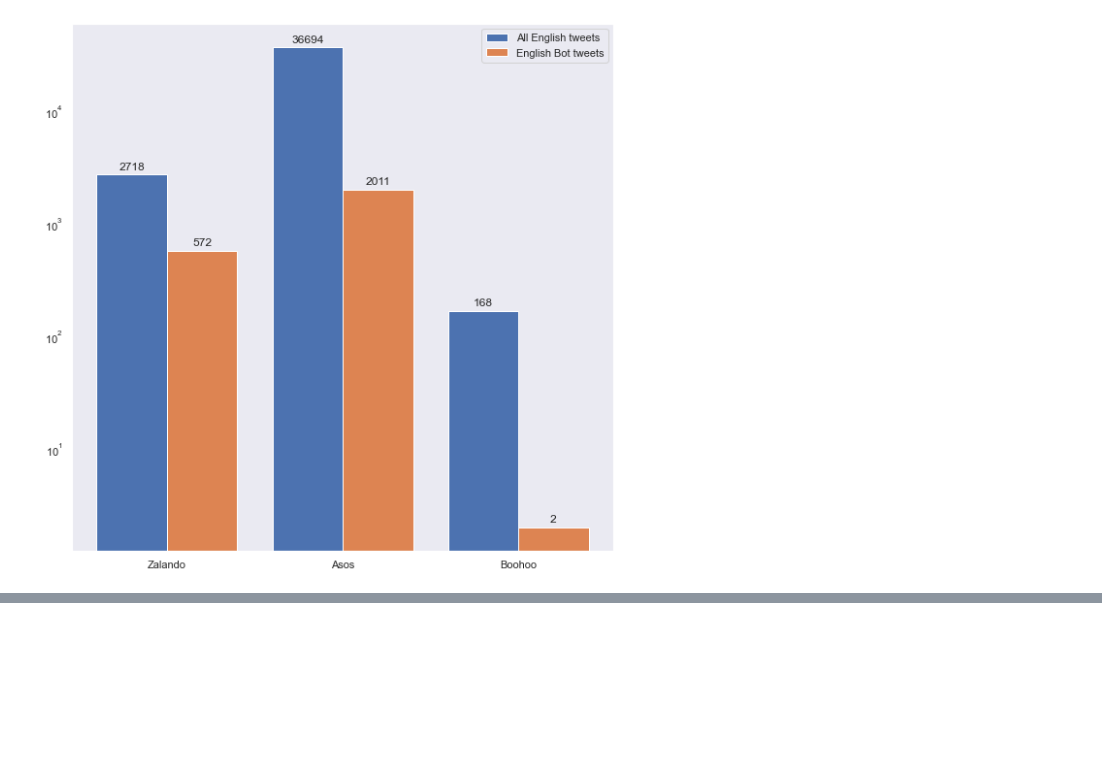
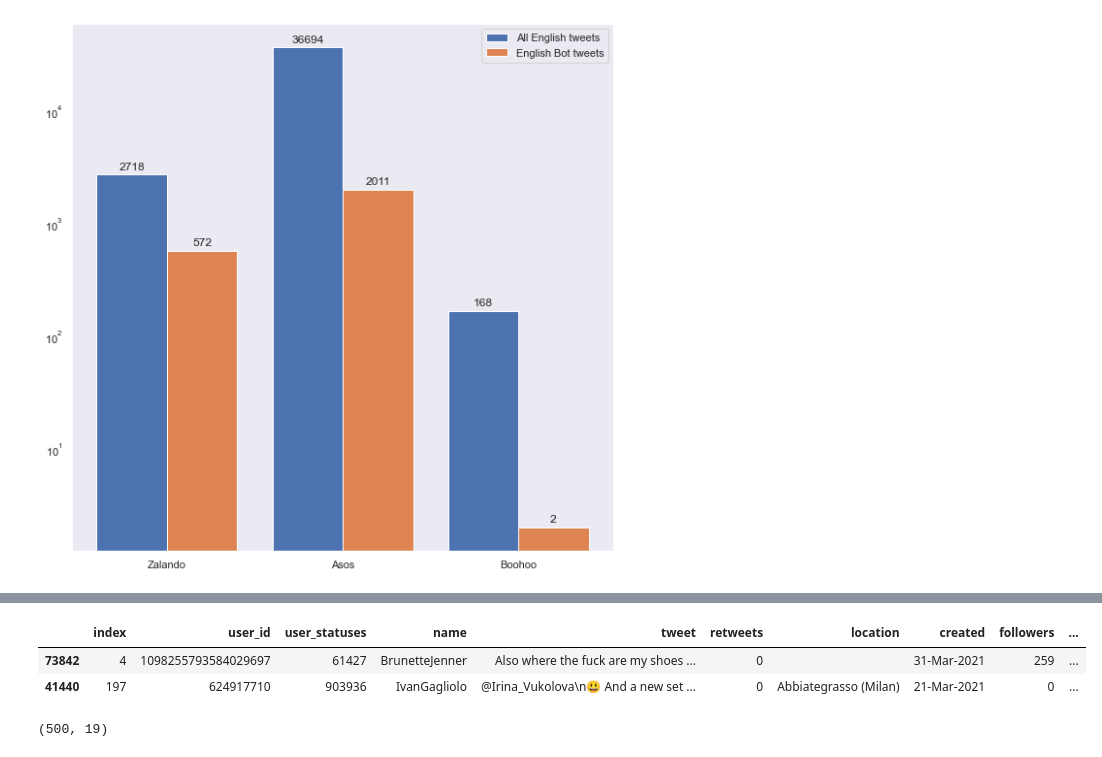
Before and after one commit to C-JoGit/Zalando_Analytics_HWR_BIPM, a Jupyter notebook: bot_analysis.ipynb, the cells around one changed output, grey strips where cells are left out. Saved outputs shown, nothing was run; the diff lists cells and outputs as text; code cells hidden in the pictures; blank space fills up the shorter version.

```diff
--- a/bot_analysis.ipynb
+++ b/bot_analysis.ipynb
@@ -356,0 +351,3 @@ plt.show(rects1)
+# %%
+bots_class = pickle.load(open('data_n_models/4.eng_df_bot_classified.pkl', "rb"))
+bots_class.head(1)
@@ -356,0 +357,3 @@ plt.show(rects1)
+# %%
+bots_free_za = bots_class[(bots_class['bot'] == False) & (bots_class['keyword'].isin(["zalando", "@zalando"]))]
+bots_free_za['bot'].value_counts()
@@ -356,0 +363,5 @@ plt.show(rects1)
+# %%
+bots_free_za["compound"] = np.where(bots_free_za["compound"] > 0, 1, bots_free_za["compound"])
+bots_free_za["compound"] = np.where(bots_free_za["compound"] == 0, 0, bots_free_za["compound"])
+bots_free_za["compound"] = np.where(bots_free_za["compound"] < 0, -1, bots_free_za["compound"])
+bots_free_za["compound"].value_counts()
@@ -356,0 +388,12 @@ plt.show(rects1)
+# %%
+shuffled_df = bots_free_za.sample(frac=1, random_state= 42)
+shuffled_df.head(2)
+# %% [output]
+|  | index | user_id | user_statuses | name | tweet | retweets | location | created | followers | ... |
+| 73842 | 4 | 1098255793584029697 | 61427 | BrunetteJenner | Also where the fuck are my shoes ... | 0 |  | 31-Mar-2021 | 259 | ... |
+| 41440 | 197 | 624917710 | 903936 | IvanGagliolo | @Irina_Vukolova\n😃 And a new set ... | 0 | Abbiategrasso (Milan) | 21-Mar-2021 | 0 | ... |
+# %%
+first500 = shuffled_df.iloc[:500, :]
+first500.shape
+# %% [output]
+(500, 19)
```
Also changed, not shown: parts of 7 cells of this notebook, 3 other files.
